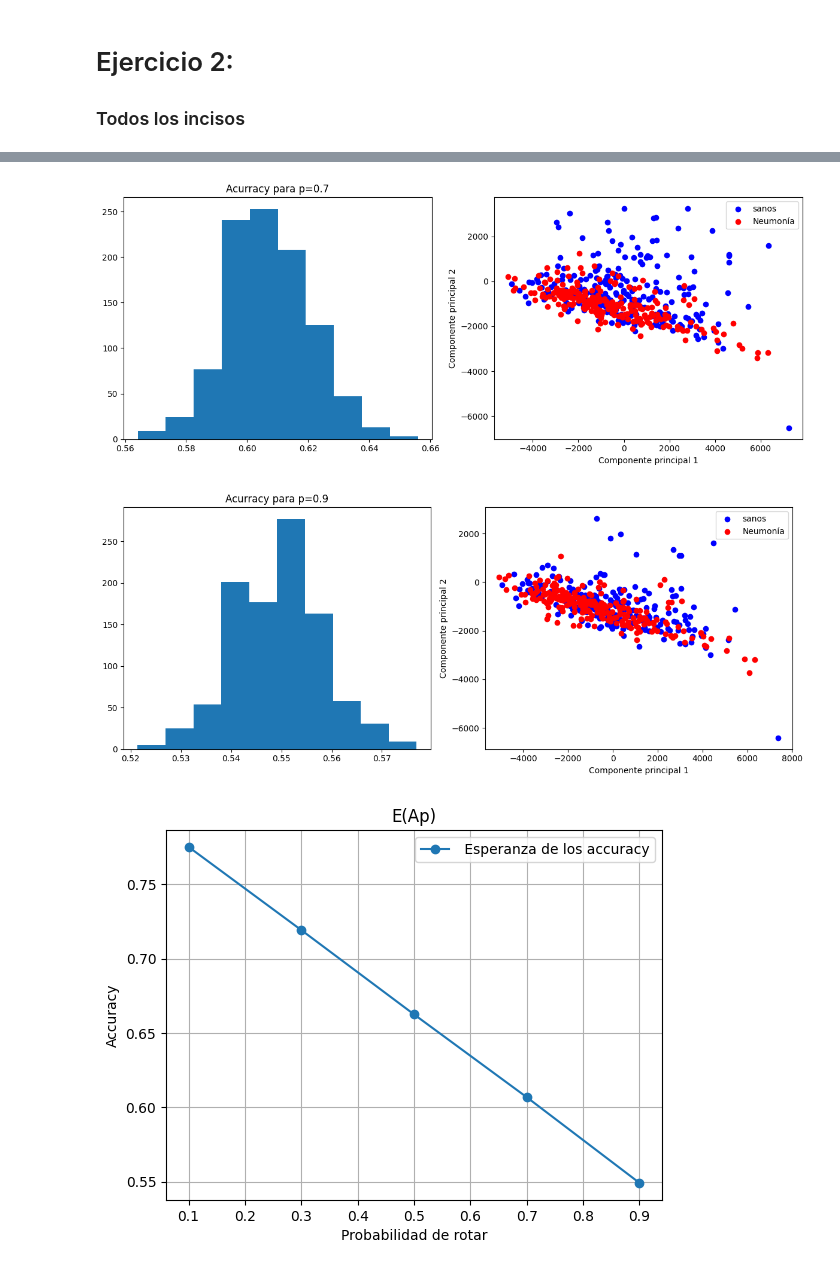
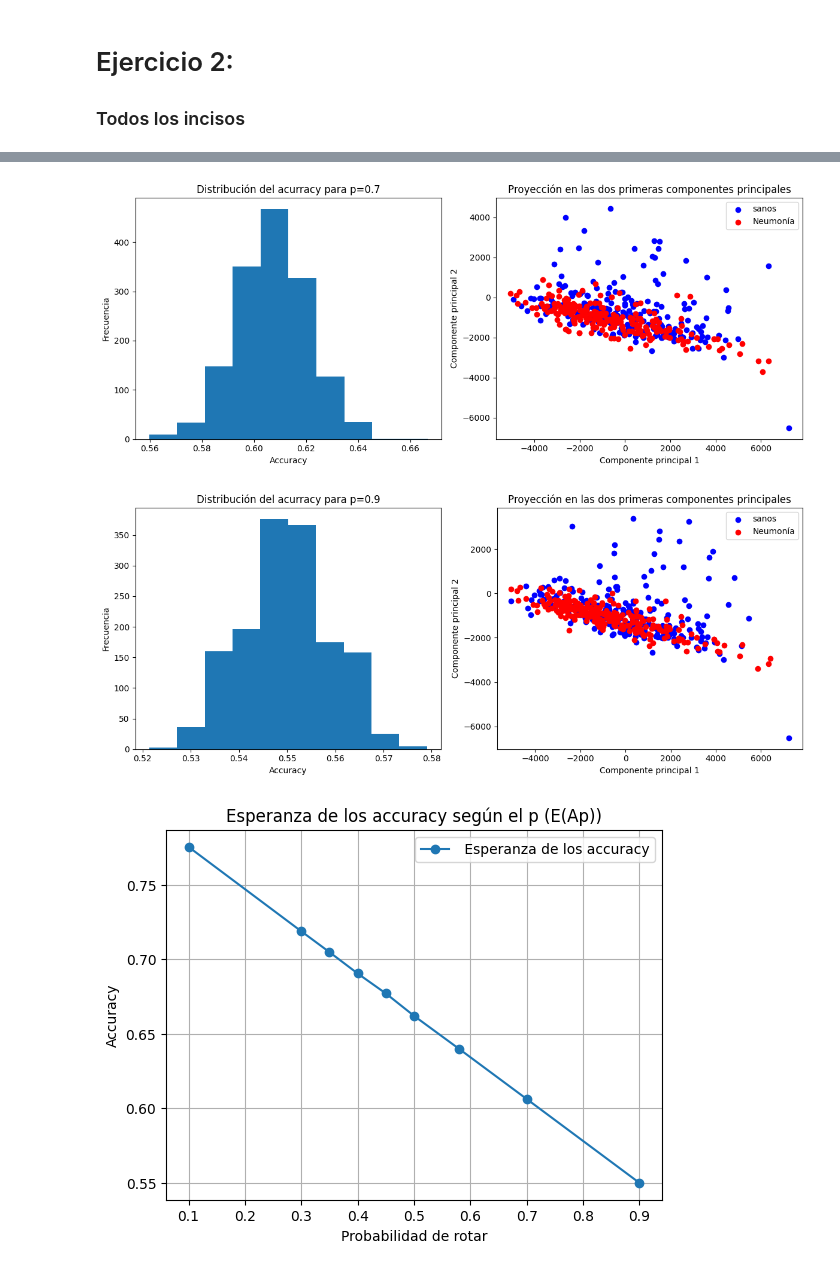
Before and after one commit to LuzCatania/IyE-TP1, a Jupyter notebook: TP1_IyE.ipynb, the cells around one changed output, grey strips where cells are left out. Drawn from its saved outputs; the diff is of its cells as text; code cells hidden in the pictures.

```diff
--- a/TP1_IyE.ipynb
+++ b/TP1_IyE.ipynb
@@ -182,6 +182,7 @@ def scatter_2_comp_princip (Z,ax):
     ax.scatter(Z[neumonia,0],Z[neumonia,1],color="red",label="Neumonía")#FALTARIA PONERLE QUIZAS ALGUN TITULO
     ax.set_xlabel("Componente principal 1")
     ax.set_ylabel("Componente principal 2")
+    ax.set_title(f"Proyección en las dos primeras componentes principales")
     ax.legend()
 #Definimos una funcion que con probabilidad p rota las imagenes del conjunto de test y luego, al conjunto entero,
 #lo proyecta en el espacio de las dos componentes principales y lo evalúa con el modelo para luego obtener su accuracy
@@ -203,25 +204,31 @@ def evaluacion_imagenes_rotadas(p,mostrar=0,ax=None):
 #Despues podria hacerlo en una funcion y generalizar ( en vez de 100 un numero ajustable y poder ajustar la tolerancia, etc)
 
 #Definimos las probabilidades para las cuales vamos a hacer el experimento
-p_evaluar=[0.1,0.3,0.5,0.7,0.9] #QUIZAS PODRIAMOS AGREGAR EL 0.4
+p_evaluar=[0.1,0.3,0.35,0.4,0.45,0.5,0.58,0.7,0.9]
+#Definimos algunos valores de p para graficar el histograma y el scatter
+p_graficar=[0.1,0.3,0.5,0.7,0.9]
 esperanza_acc=[]
 prob_superar_tol=[]
 #Por cada p hacemos 1000 simulaciones de rotar las imagenes con probabilidad p calcular el accuracy y la diferencia con el calculado sin PCA
 for p in p_evaluar:
     accuracy_img_rotadas=[]
     diferencias_a0_ap=[]
-    fig,ax=plt.subplots(1,2,figsize=(12,5))
-    for i in range(1000):
+    if p in p_graficar:
+        fig,ax=plt.subplots(1,2,figsize=(12,5))
+    for i in range(1500):
         #Solo se grafica el scatter si es la primera iteración
-        ap=evaluacion_imagenes_rotadas(p,i==0,ax[1])
+        ap=evaluacion_imagenes_rotadas(p,i==0 and p in p_graficar,ax[1])
         accuracy_img_rotadas.append(ap)
         diferencias_a0_ap.append(a0-ap)
     #Graficamos el histograma que se pone al lado del scatter
-    ax[0].hist(accuracy_img_rotadas)
-    ax[0].set_title(f"Acurracy para p={p}")
-    #Esto es para qe ajuste las distancias y no se superpongan los subtitulos de los ejes ni nada (para que se vea bien)
-    fig.tight_layout()
-    plt.show()
+    if p in p_graficar:
+        ax[0].hist(accuracy_img_rotadas)
+        ax[0].set_ylabel("Frecuencia")
+        ax[0].set_xlabel("Accuracy")
+        ax[0].set_title(f"Distribución del acurracy para p={p}")
+        #Esto es para qe ajuste las distancias y no se superpongan los subtitulos de los ejes ni nada (para que se vea bien)
+        fig.tight_layout()
+        plt.show()
     #Agregamos los resultados obtenidos para luego poder graficar
     esperanza_acc.append(np.mean(accuracy_img_rotadas))
     prob_superar_tol.append(np.sum(np.array(diferencias_a0_ap)>0.1)/1000)
@@ -229,7 +236,7 @@ for p in p_evaluar:
 #Realizamos dos graficos
 #Graficamos la esperanza del accuracy dependiendo de la probabilidad de rotar
 plt.figure()
-plt.title("E(Ap)")
+plt.title("Esperanza de los accuracy según el p (E(Ap))")
 plt.grid()
 plt.plot(p_evaluar, esperanza_acc, marker="o",label=" Esperanza de los accuracy")
 plt.xlabel("Probabilidad de rotar")
@@ -239,7 +246,7 @@ plt.show()
 
 #Graficamos la probabilidad de que la diferencia entre accuracys (el calculado sin PCA y el con PCA) supere una cierta tolerancia (0.1)
 plt.figure()
-plt.title("P(L(p)>δ)")
+plt.title("Probabilidad de que la pérdida supere 0.1 (P(L(p)>δ))")
 plt.grid()
 plt.plot(p_evaluar,prob_superar_tol, marker="o",label="Probabilidad de superar la tolerancia")
 plt.xlabel("Probabilidad de rotar")
@@ -253,3 +260,3 @@ plt.show()
-[figure, old version]
+[figure, new version]
-[figure, old version]
+[figure, new version]
-[figure, old version]
+[figure, new version]
```
Also changed, not shown: parts of 1 cell of this notebook.
